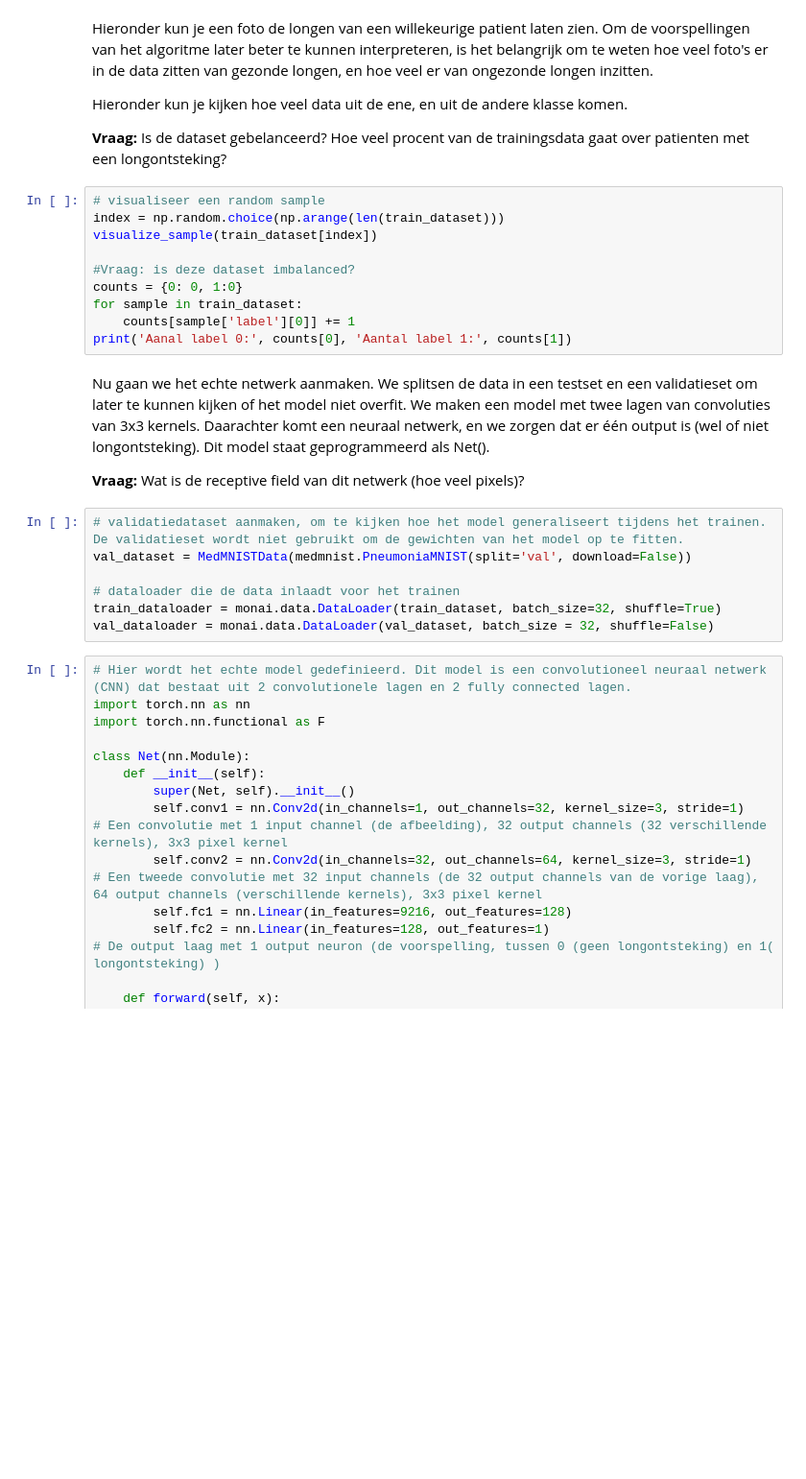
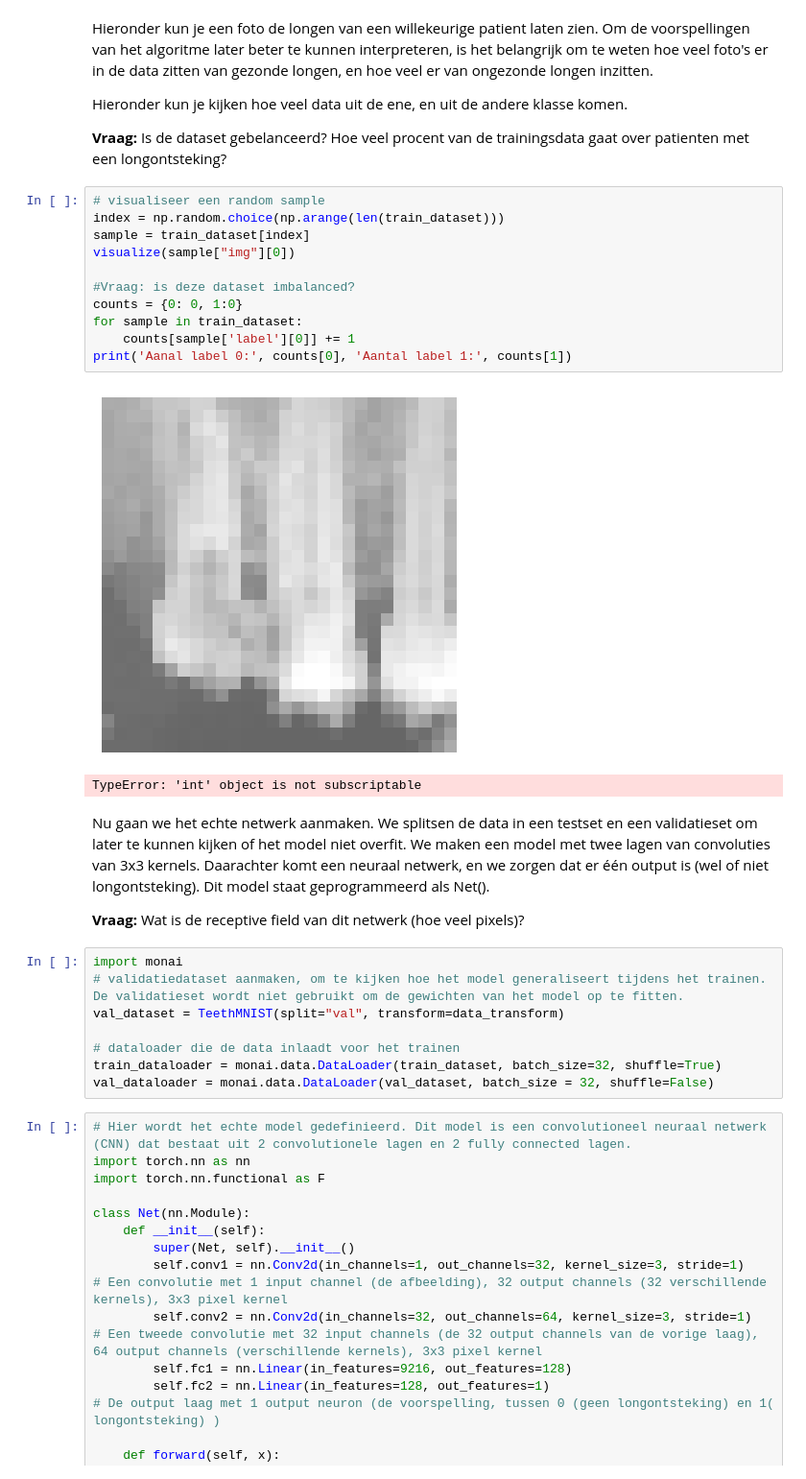
Before and after one commit to NicosStarreveld/WorkshopCNNs, a Jupyter notebook: workshop.ipynb, the cells around one changed output. Shown at 96% size. Saved outputs shown, nothing was run; the diff lists cells and outputs as text; blank space fills up the shorter version.

```diff
--- a/workshop.ipynb
+++ b/workshop.ipynb
@@ -240,13 +272,17 @@ Hieronder kun je kijken hoe veel data uit de ene, en uit de andere klasse komen.
 # %%
 # visualiseer een random sample
 index = np.random.choice(np.arange(len(train_dataset)))
-visualize_sample(train_dataset[index])
+sample = train_dataset[index]
+visualize(sample["img"][0])
 
 #Vraag: is deze dataset imbalanced?
 counts = {0: 0, 1:0}
 for sample in train_dataset:
     counts[sample['label'][0]] += 1
 print('Aanal label 0:', counts[0], 'Aantal label 1:', counts[1])
+# %% [output]
+[figure, added]
+TypeError: 'int' object is not subscriptable
 # %% [markdown]
 Nu gaan we het echte netwerk aanmaken. We splitsen de data in een testset en een validatieset om later te kunnen kijken of het model niet overfit. We maken een model met twee lagen van convoluties van 3x3 kernels. Daarachter komt een neuraal netwerk, en we zorgen dat er één output is (wel of niet longontsteking). Dit model staat geprogrammeerd als Net().
 
@@ -254,8 +290,9 @@ Nu gaan we het echte netwerk aanmaken. We splitsen de data in een testset en een
 **Vraag:**
 Wat is de receptive field van dit netwerk (hoe veel pixels)?
 # %%
+import monai
 # validatiedataset aanmaken, om te kijken hoe het model generaliseert tijdens het trainen. De validatieset wordt niet gebruikt om de gewichten van het model op te fitten.
-val_dataset = MedMNISTData(medmnist.PneumoniaMNIST(split='val', download=False))
+val_dataset = TeethMNIST(split="val", transform=data_transform)
 
 # dataloader die de data inlaadt voor het trainen
 train_dataloader = monai.data.DataLoader(train_dataset, batch_size=32, shuffle=True)
```
Also changed, not shown: parts of 38 cells of this notebook.
